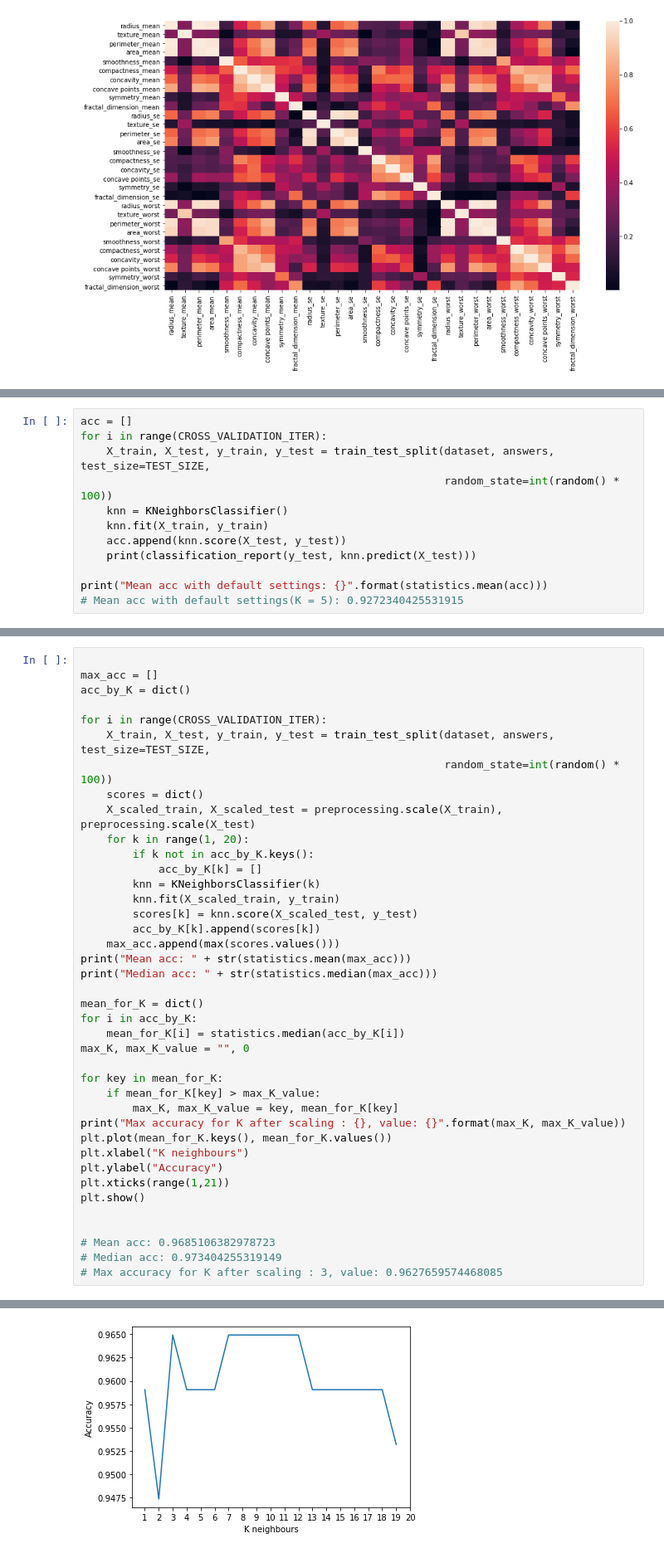
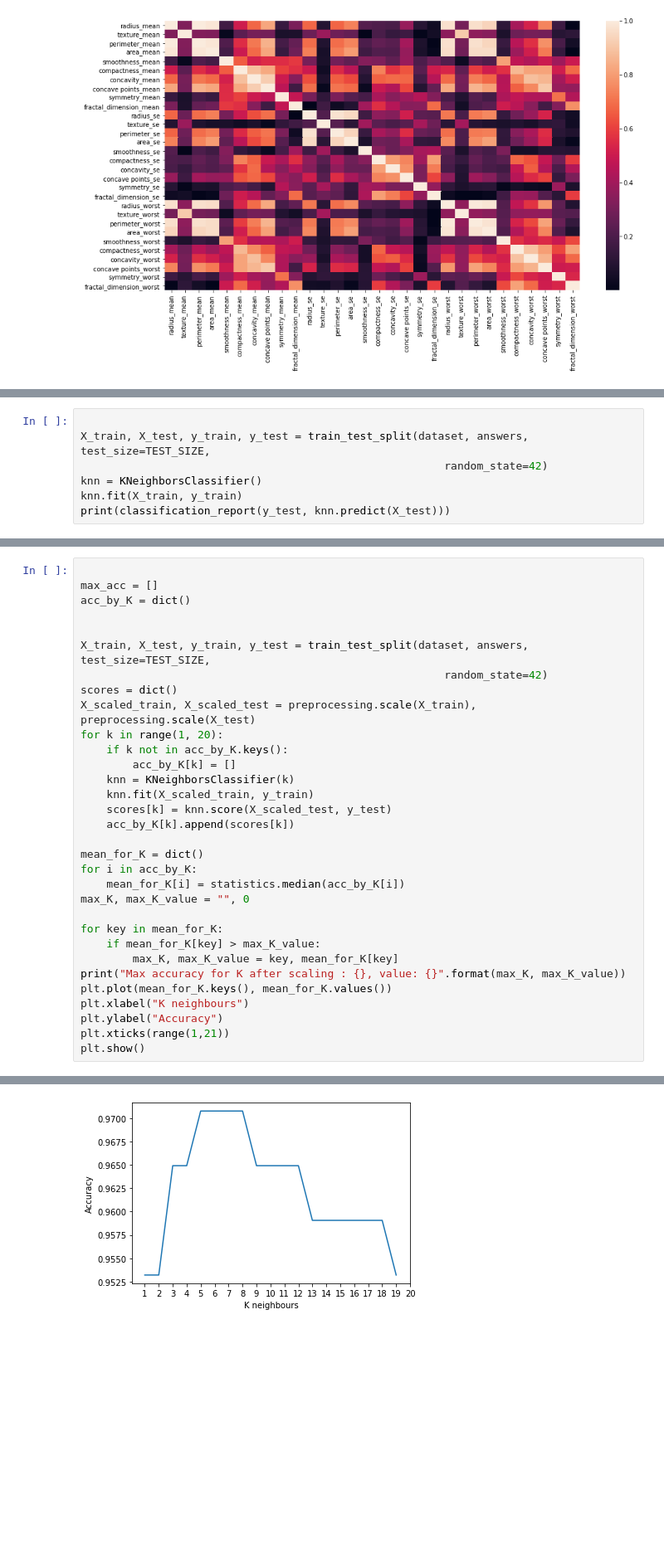
Before and after one commit to TefloniusMonk/intro, a Jupyter notebook: notebooks/breast_cancer.ipynb, the cells around one changed output, grey strips where cells are left out. Shown at 83% size. Drawn from its saved outputs; the diff is of its cells as text; blank space fills up the shorter version.

```diff
--- a/notebooks/breast_cancer.ipynb
+++ b/notebooks/breast_cancer.ipynb
@@ -67,13 +60,8 @@ dataset.describe()
 # %%
-acc = []
-for i in range(CROSS_VALIDATION_ITER):
-    X_train, X_test, y_train, y_test = train_test_split(dataset, answers, test_size=TEST_SIZE,
-                                                        random_state=int(random() * 100))
-    knn = KNeighborsClassifier()
-    knn.fit(X_train, y_train)
-    acc.append(knn.score(X_test, y_test))
-    print(classification_report(y_test, knn.predict(X_test)))
 
-print("Mean acc with default settings: {}".format(statistics.mean(acc)))
-# Mean acc with default settings(K = 5): 0.9272340425531915
+X_train, X_test, y_train, y_test = train_test_split(dataset, answers, test_size=TEST_SIZE,
+                                                        random_state=42)
+knn = KNeighborsClassifier()
+knn.fit(X_train, y_train)
+print(classification_report(y_test, knn.predict(X_test)))
 # %% [output]
@@ -121,21 +113,18 @@ Max accuracy for K: 10, value: 0.9333333333333333
 max_acc = []
 acc_by_K = dict()
 
-for i in range(CROSS_VALIDATION_ITER):
-    X_train, X_test, y_train, y_test = train_test_split(dataset, answers, test_size=TEST_SIZE,
-                                                        random_state=int(random() * 100))
-    scores = dict()
-    X_scaled_train, X_scaled_test = preprocessing.scale(X_train), preprocessing.scale(X_test)
-    for k in range(1, 20):
-        if k not in acc_by_K.keys():
-            acc_by_K[k] = []
-        knn = KNeighborsClassifier(k)
-        knn.fit(X_scaled_train, y_train)
-        scores[k] = knn.score(X_scaled_test, y_test)
-        acc_by_K[k].append(scores[k])
-    max_acc.append(max(scores.values()))
-print("Mean acc: " + str(statistics.mean(max_acc)))
-print("Median acc: " + str(statistics.median(max_acc)))
+
+X_train, X_test, y_train, y_test = train_test_split(dataset, answers, test_size=TEST_SIZE,
+                                                        random_state=42)
+scores = dict()
+X_scaled_train, X_scaled_test = preprocessing.scale(X_train), preprocessing.scale(X_test)
+for k in range(1, 20):
+    if k not in acc_by_K.keys():
+        acc_by_K[k] = []
+    knn = KNeighborsClassifier(k)
+    knn.fit(X_scaled_train, y_train)
+    scores[k] = knn.score(X_scaled_test, y_test)
+    acc_by_K[k].append(scores[k])
 
 mean_for_K = dict()
 for i in acc_by_K:
@@ -151,9 +140,4 @@ plt.xlabel("K neighbours")
 plt.ylabel("Accuracy")
 plt.xticks(range(1,21))
 plt.show()
-
-
-# Mean acc: 0.9685106382978723
-# Median acc: 0.973404255319149
-# Max accuracy for K after scaling : 3, value: 0.9627659574468085
 # %% [output]
@@ -163 +145 @@ Max accuracy for K after scaling : 3, value: 0.9649122807017544
-[figure, old version]
+[figure, new version]
```
Also changed, not shown: parts of 16 cells of this notebook, 1 other file.
